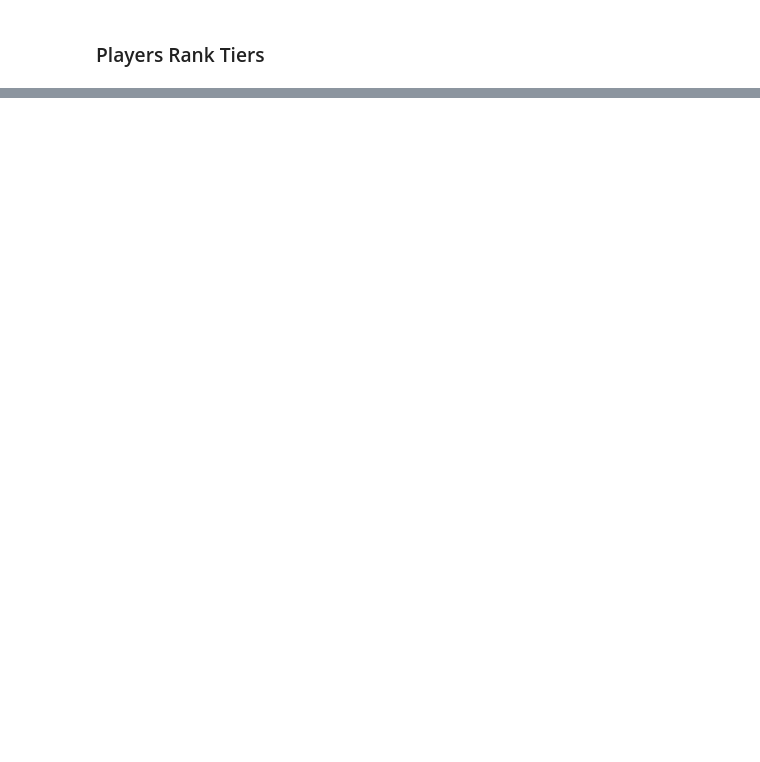
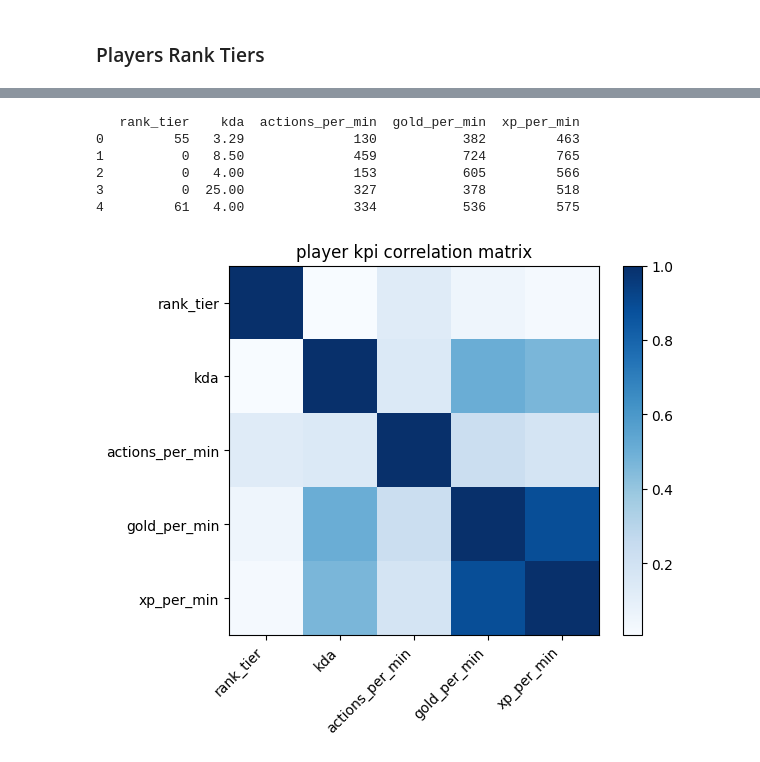
Before and after one commit to batukav/mmr-predictor, a Jupyter notebook: mongo_match_eda.ipynb, the cells around one changed output, grey strips where cells are left out. Cells and saved outputs as stored; diff of their text form; code cells hidden in the pictures; blank space fills up the shorter version.

```diff
--- a/mongo_match_eda.ipynb
+++ b/mongo_match_eda.ipynb
@@ -72,0 +123,60 @@ plt.show()
+# %%
+# Aggregation pipeline
+pipeline = [
+    {"$unwind": "$players"},
+    {"$group": {
+        "_id": None,
+        "rank_tier": {"$push": {"$ifNull": ["$players.rank_tier", 0]}},
+        "kda": {"$push": "$players.kda"},
+        "actions_per_min": {"$push": "$players.actions_per_min"},
+        "gold_per_min": {"$push": "$players.benchmarks.gold_per_min.raw"},
+        "xp_per_min": {"$push": "$players.benchmarks.xp_per_min.raw"}}},
+    {"$project": {"_id": 0, "rank_tier": 1, "kda": 1, "actions_per_min": 1, "gold_per_min": 1, "xp_per_min": 1}},              # Exclude the _id from the result
+
+]
+
+
+# Execute the aggregation pipeline
+result = list(col.aggregate(pipeline))
+
+if not len(result) == 1:
+    raise Exception("More than one results returned")
+
+# for k in result[0].keys():
+#     print(f"{k} ({len(result[0][k])} entries) = {result[0][k][:10]}")
+
+df = pd.DataFrame.from_dict(result[0])
+print(df.head())
+
+matrix = df.corr()
+
+# plt.figure(figsize=(10, 6))
+
+# plotting correlation matrix
+plt.imshow(matrix, cmap='Blues')
+
+# adding colorbar
+plt.colorbar()
+
+# extracting variable names
+variables = []
+for i in matrix.columns:
+    variables.append(i)
+
+# Adding labels to the matrix
+plt.xticks(range(len(matrix)), variables, rotation=45, ha='right')
+plt.yticks(range(len(matrix)), variables)
+
+plt.title(f'player kpi correlation matrix')
+
+# Display the plot
+# plt.tight_layout()
+plt.show()
+# %% [output]
+   rank_tier    kda  actions_per_min  gold_per_min  xp_per_min
+0         55   3.29              130           382         463
+1          0   8.50              459           724         765
+2          0   4.00              153           605         566
+3          0  25.00              327           378         518
+4         61   4.00              334           536         575
+[figure, added]
```
Also changed, not shown: parts of 5 cells of this notebook.
